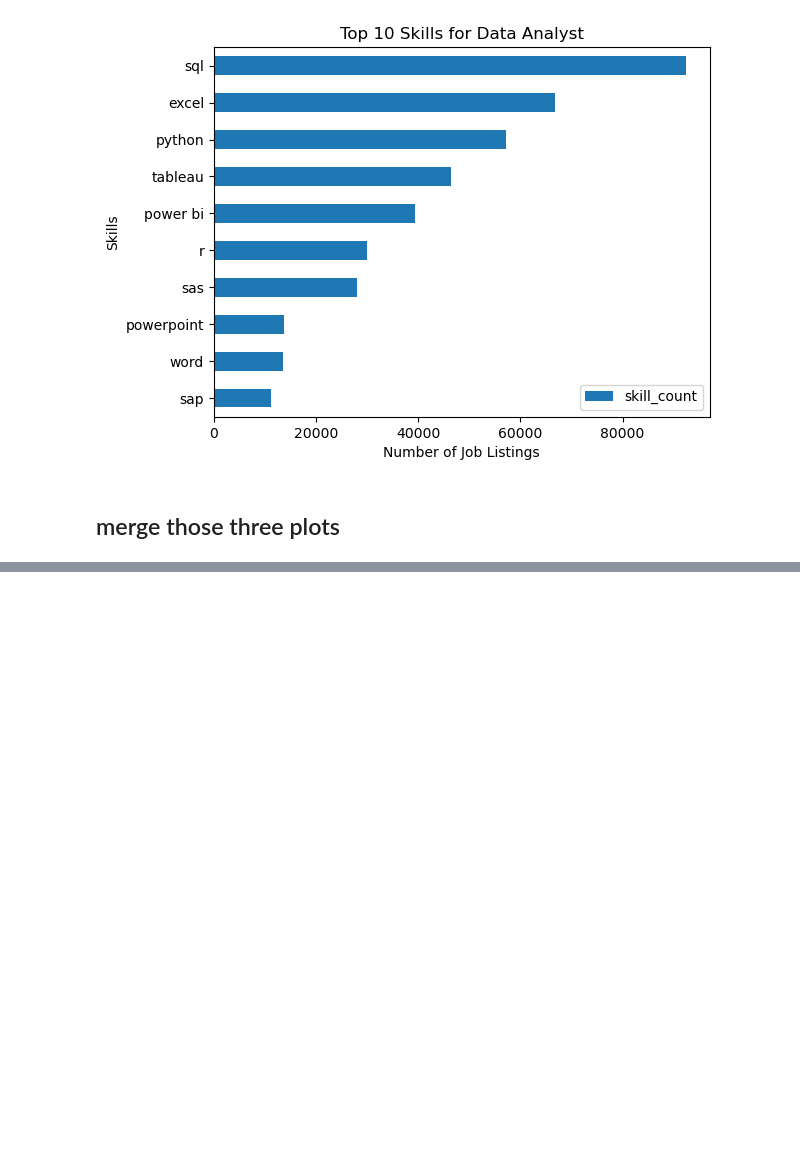
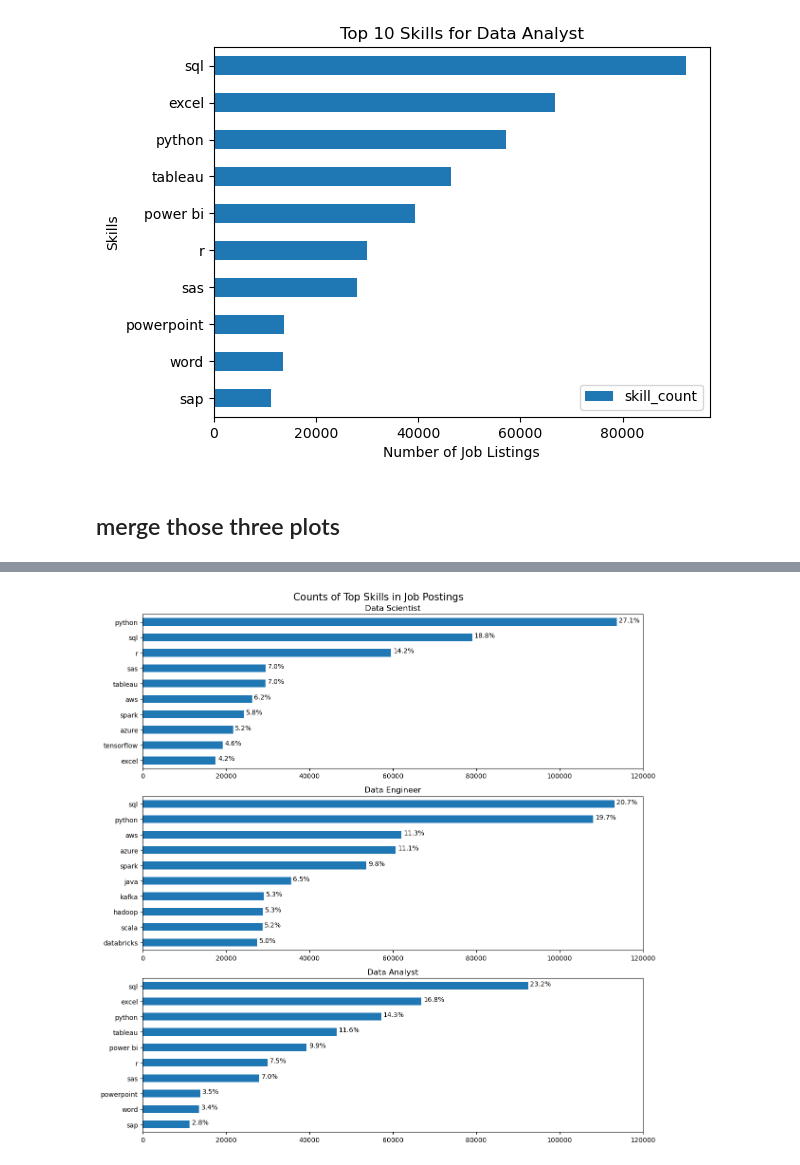
Before and after one commit to Mina-Makram-001/2_Project_analysis_001, a Jupyter notebook: 2_advanced/13_matplotlib_format_charts.ipynb, the cells around one changed output, grey strips where cells are left out. Drawn from its saved outputs; the diff is of its cells as text; code cells hidden in the pictures; blank space fills up the shorter version.

```diff
--- a/2_advanced/13_matplotlib_format_charts.ipynb
+++ b/2_advanced/13_matplotlib_format_charts.ipynb
@@ -208,0 +192,33 @@ fig.tight_layout()
+# %%
+fig, ax = plt.subplots(3, 1, figsize=(12, 12))
+
+for i, job_title in enumerate(job_titles):
+    df_plot = df_skills_count[df_skills_count['job_title_short'] == job_title].head(10)
+
+    # Compute percentage
+    total = df_plot['skill_count'].sum()
+    df_plot['percentage'] = df_plot['skill_count'] / total * 100
+
+    # Plot
+    df_plot.plot(
+        kind='barh',
+        x='job_skills',
+        y='skill_count',
+        ax=ax[i],
+        title=job_title
+    )
+
+    # Invert axis and clean up
+    ax[i].invert_yaxis()
+    ax[i].set_ylabel('')
+    ax[i].legend().set_visible(False)
+    ax[i].set_xlim(0, 120000)
+
+    # Add percentage labels
+    for j, (count, perc) in enumerate(zip(df_plot['skill_count'], df_plot['percentage'])):
+        ax[i].text(count + 500, j, f"{perc:.1f}%")
+
+fig.suptitle('Counts of Top Skills in Job Postings', fontsize=15)
+fig.tight_layout()
+# %% [output]
+[figure, added]
```
Also changed, not shown: parts of 2 cells of this notebook, 6 other files.
